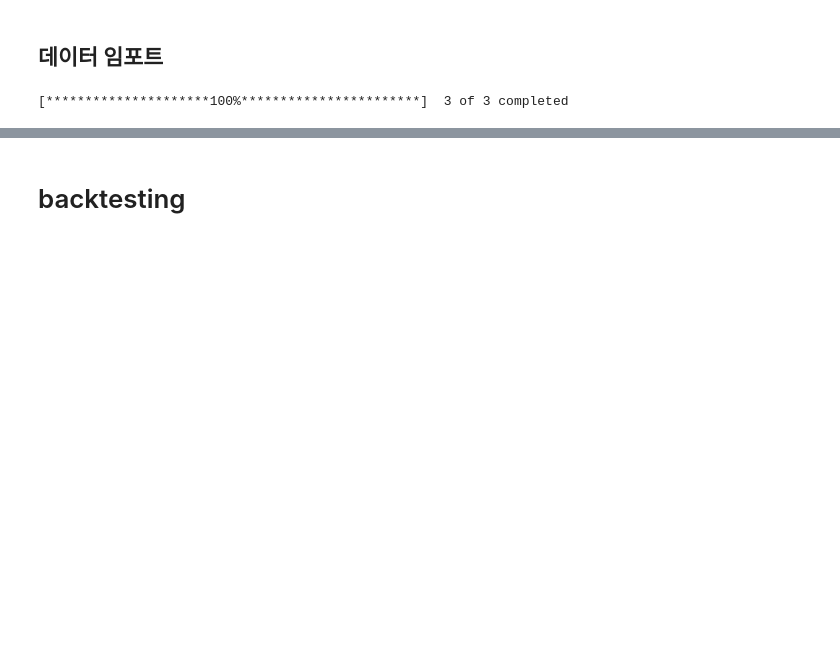
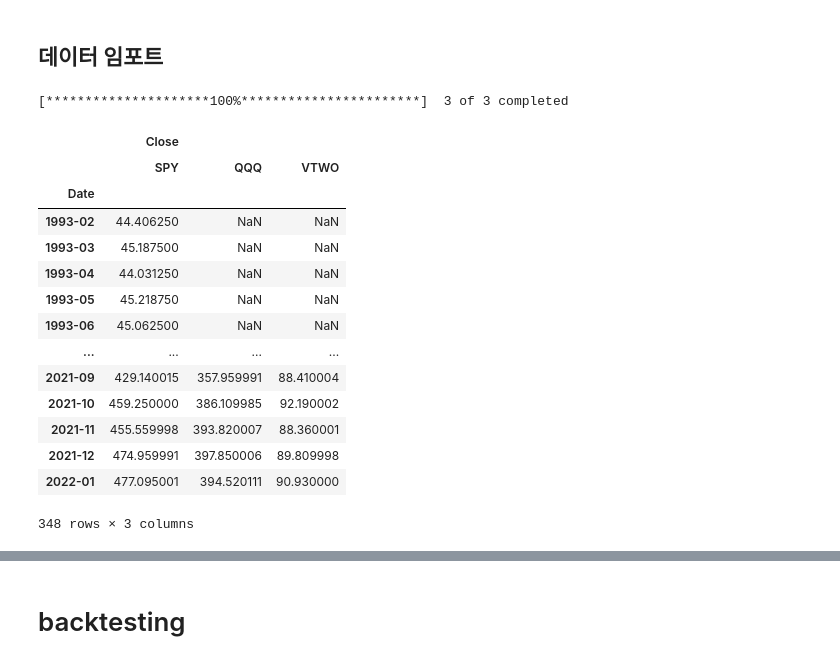
Before and after one commit to JeonHG/momentum-strategies, a Jupyter notebook: absolute_momentum_simulator.ipynb, the cells around one changed output, grey strips where cells are left out. Cells and saved outputs as stored; diff of their text form; code cells hidden in the pictures; blank space fills up the shorter version.

```diff
--- a/absolute_momentum_simulator.ipynb
+++ b/absolute_momentum_simulator.ipynb
@@ -63,0 +50,18 @@ tickers_df = tickers_df.reindex(columns=tickers, level=1)
+# %%
+tickers_df
+# %% [output]
+|  | Close |  |  |
+|  | SPY | QQQ | VTWO |
+| Date |  |  |  |
+| 1993-02 | 44.406250 | NaN | NaN |
+| 1993-03 | 45.187500 | NaN | NaN |
+| 1993-04 | 44.031250 | NaN | NaN |
+| 1993-05 | 45.218750 | NaN | NaN |
+| 1993-06 | 45.062500 | NaN | NaN |
+| ... | ... | ... | ... |
+| 2021-09 | 429.140015 | 357.959991 | 88.410004 |
+| 2021-10 | 459.250000 | 386.109985 | 92.190002 |
+| 2021-11 | 455.559998 | 393.820007 | 88.360001 |
+| 2021-12 | 474.959991 | 397.850006 | 89.809998 |
+| 2022-01 | 477.095001 | 394.520111 | 90.930000 |
+348 rows × 3 columns
```
Also changed, not shown: parts of 9 cells of this notebook.
